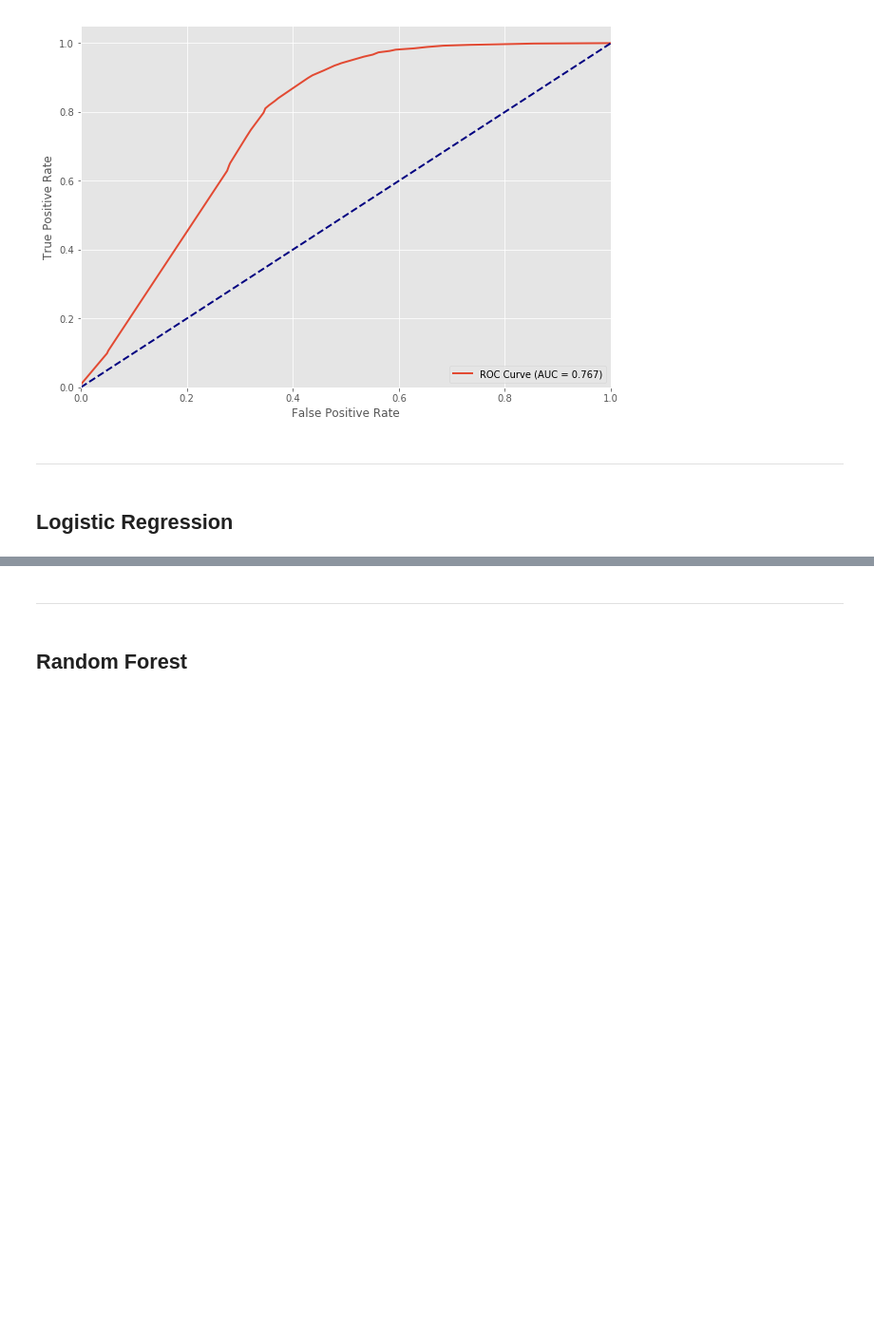
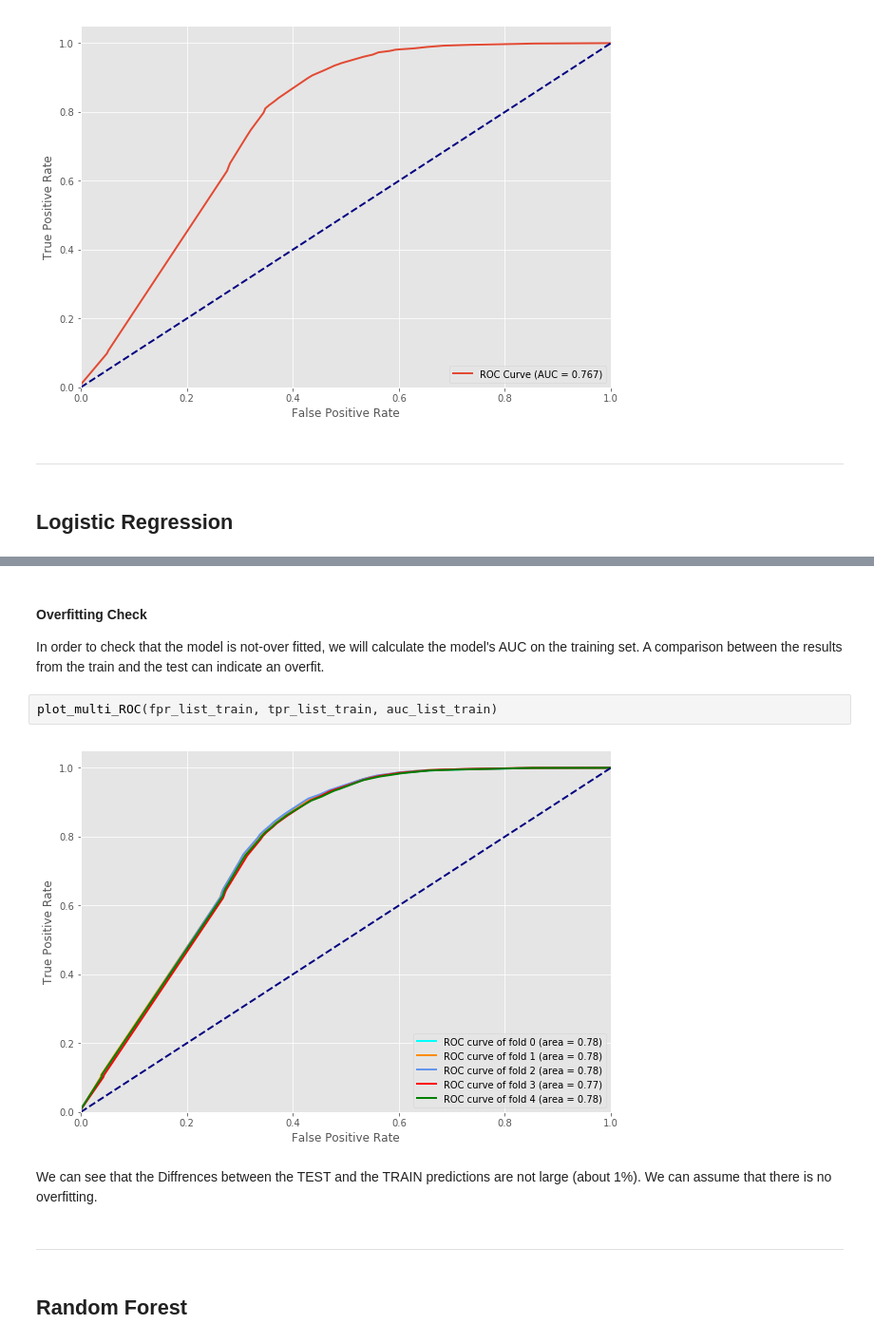
Before and after one commit to tyanay/Data-mining-project, a Jupyter notebook: Data mining project.ipynb, the cells around one changed output, grey strips where cells are left out. Shown: that part at 95% size. Saved outputs shown, nothing was run; the diff lists cells and outputs as text; blank space fills up the shorter version.

```diff
--- a/Data mining project.ipynb
+++ b/Data mining project.ipynb
@@ -601,3 +662,12 @@ array([[  0.95601646,  -4.0690569 ,  -1.77843202,   1.27228546,
+# %% [markdown]
+#### Overfitting Check
+In order to check that the model is not-over fitted, we will calculate the model's AUC on the training set. A comparison between the results from the train and the test can indicate an overfit.
+# %%
+plot_multi_ROC(fpr_list_train, tpr_list_train, auc_list_train)
+# %% [output]
+[figure, added]
+# %% [markdown]
+We can see that the Diffrences between the TEST and the TRAIN predictions are not large (about 1%). We can assume that there is no overfitting.
 # %% [markdown]
 -----------
 # %% [markdown]
```
Also changed, not shown: parts of 13 cells of this notebook.
